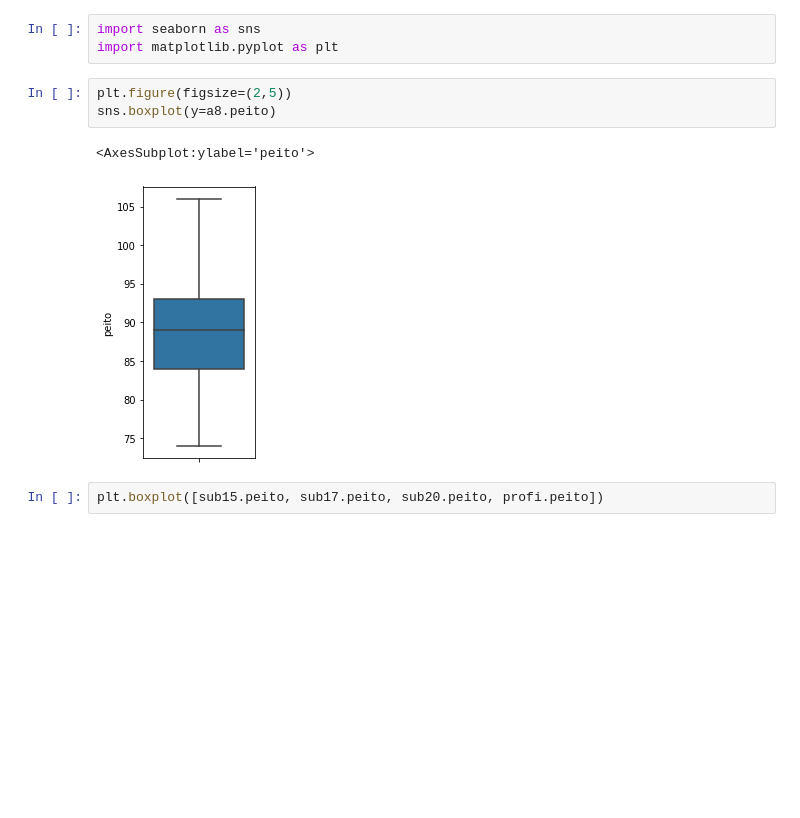
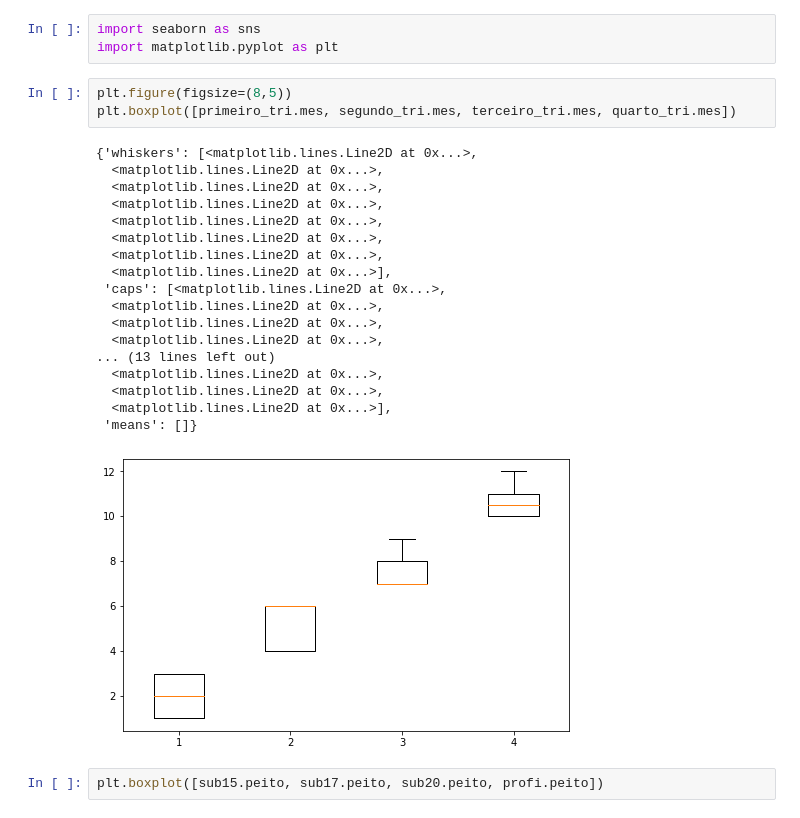
Before and after one commit to fernandopaguiar/Sports-Analytics-Python, a Jupyter notebook: SoccerLabs.ipynb, the cells around one changed output. Saved outputs shown, nothing was run; the diff lists cells and outputs as text; blank space fills up the shorter version.

```diff
--- a/SoccerLabs.ipynb
+++ b/SoccerLabs.ipynb
@@ -476,12 +476,28 @@ Name: vo2max, dtype: float64
 # %%
 import seaborn as sns
 import matplotlib.pyplot as plt
-# %%
-plt.figure(figsize=(2,5))
-sns.boxplot(y=a8.peito)
-# %% [output]
-<AxesSubplot:ylabel='peito'>
-[figure, removed]
+# %%
+plt.figure(figsize=(8,5))
+plt.boxplot([primeiro_tri.mes, segundo_tri.mes, terceiro_tri.mes, quarto_tri.mes])
+# %% [output]
+{'whiskers': [<matplotlib.lines.Line2D at 0x...>,
+  <matplotlib.lines.Line2D at 0x...>,
+  <matplotlib.lines.Line2D at 0x...>,
+  <matplotlib.lines.Line2D at 0x...>,
+  <matplotlib.lines.Line2D at 0x...>,
+  <matplotlib.lines.Line2D at 0x...>,
+  <matplotlib.lines.Line2D at 0x...>,
+  <matplotlib.lines.Line2D at 0x...>],
+ 'caps': [<matplotlib.lines.Line2D at 0x...>,
+  <matplotlib.lines.Line2D at 0x...>,
+  <matplotlib.lines.Line2D at 0x...>,
+  <matplotlib.lines.Line2D at 0x...>,
+... (13 lines left out)
+  <matplotlib.lines.Line2D at 0x...>,
+  <matplotlib.lines.Line2D at 0x...>,
+  <matplotlib.lines.Line2D at 0x...>],
+ 'means': []}
+[figure, added]
 # %%
 plt.boxplot([sub15.peito, sub17.peito, sub20.peito, profi.peito])
 # %% [output]
```
